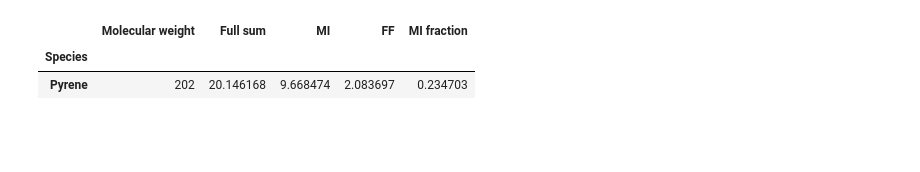
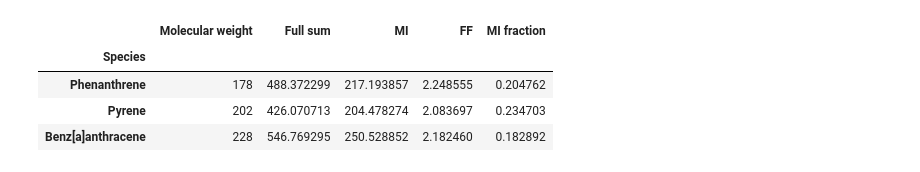
Before and after one commit to Normann25/NFA_project, a Jupyter notebook: cal.ipynb, the cells around one changed output. Saved outputs shown, nothing was run; the diff lists cells and outputs as text; code cells hidden in the pictures; blank space fills up the shorter version.

```diff
--- a/cal.ipynb
+++ b/cal.ipynb
@@ -12,14 +12,18 @@ from cal import *
 # %%
 parent_path = '../../../' # How many folders do you have to go back before you are out of the P: drive?
 path = 'L:/PG-Nanoteknologi/PROJEKTER/EPA-asfaltprojekt/On-line PAH Projekt KU/ACSM/Calibration/'
 
 MS = read_data(path, parent_path)
 # display(MS)
 
-MWs = [202]
-sums = Fracmentation_factor(MS, MWs)
+MWs = [178, 202, 228]
+PAH = ['Phenanthrene', 'Pyrene', 'Benz[a]anthracene']
+
+sums = Fracmentation_factor(PAH, MS, MWs)
 display(sums)
 # %% [output]
 |  | Molecular weight | Full sum | MI | FF | MI fraction |
 | Species |  |  |  |  |  |
-| Pyrene | 202 | 20.146168 | 9.668474 | 2.083697 | 0.234703 |
+| Phenanthrene | 178 | 488.372299 | 217.193857 | 2.248555 | 0.204762 |
+| Pyrene | 202 | 426.070713 | 204.478274 | 2.083697 | 0.234703 |
+| Benz[a]anthracene | 228 | 546.769295 | 250.528852 | 2.182460 | 0.182892 |
```
Also changed, not shown: parts of 4 cells of this notebook, 5 other files.
